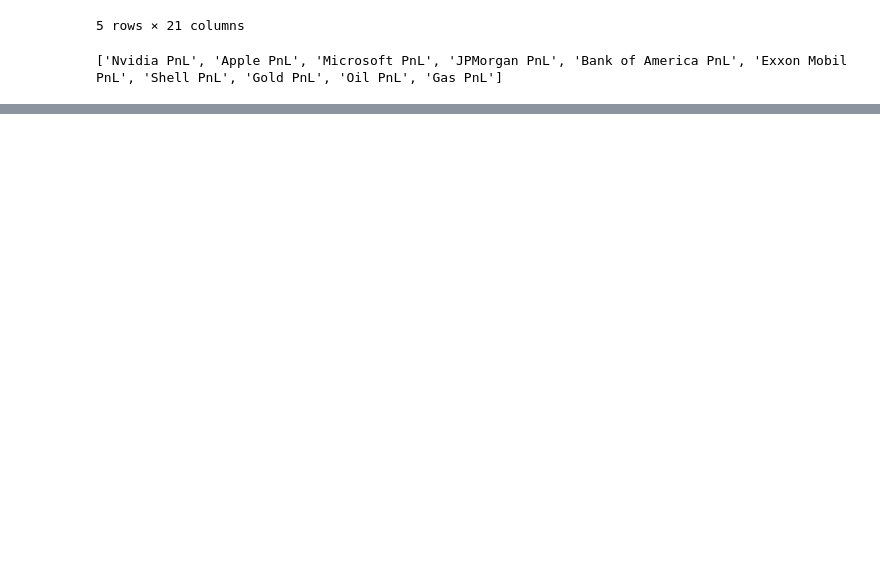
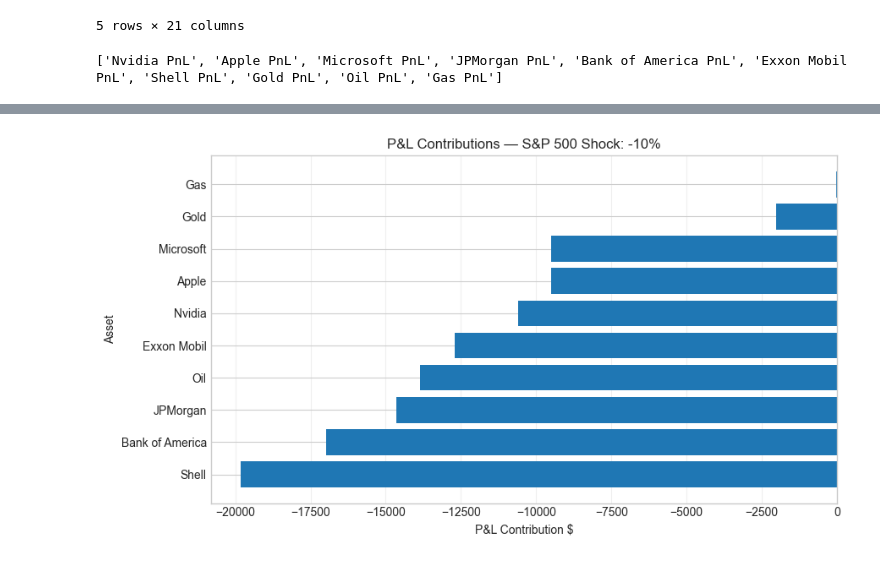
Before and after one commit to rakotoan/Crash-Metrics, a Jupyter notebook: Crash_Metrics.ipynb, the cells around one changed output, grey strips where cells are left out. Cells and saved outputs as stored; diff of their text form; code cells hidden in the pictures; blank space fills up the shorter version.

```diff
--- a/Crash_Metrics.ipynb
+++ b/Crash_Metrics.ipynb
@@ -636,0 +676,19 @@ stress_results.round(4)
+# %%
+
+scenario_10 = stress_results[stress_results["S&P500 Shock"]==-0.1]
+scenario_10
+
+pnl_contribution = []
+for asset in list(crash_betas["Asset"]):
+    pnl = scenario_10[f"{asset} PnL"].iloc[0]
+    print(pnl)
+    pnl_contribution.append(pnl)
+
+dico = {
+    "Asset": list(crash_betas["Asset"]),
+    "P&L Contribution $": pnl_contribution
+
+}
+
+contribution = pd.DataFrame(dico)
+contribution
@@ -636,0 +717,3 @@ stress_results.round(4)
+# %%
+contribution = contribution.sort_values("P&L Contribution $",ascending=True)
+contribution
@@ -636,0 +732,3 @@ stress_results.round(4)
+# %%
+contribution["P&L Contribution %"] = (contribution["P&L Contribution $"]/contribution["P&L Contribution $"].sum())*100
+contribution
@@ -636,0 +747,15 @@ stress_results.round(4)
+# %%
+plt.figure(figsize=(9,5))
+plt.barh(
+    contribution["Asset"],
+    contribution["P&L Contribution $"],
+)
+plt.title("P&L Contributions — S&P 500 Shock: -10%")
+plt.xlabel("P&L Contribution $")
+plt.ylabel("Asset")
+plt.grid(axis="x", alpha=0.3)
+
+plt.tight_layout()
+plt.show()
+# %% [output]
+[figure, added]
```
Also changed, not shown: parts of 24 cells of this notebook.
